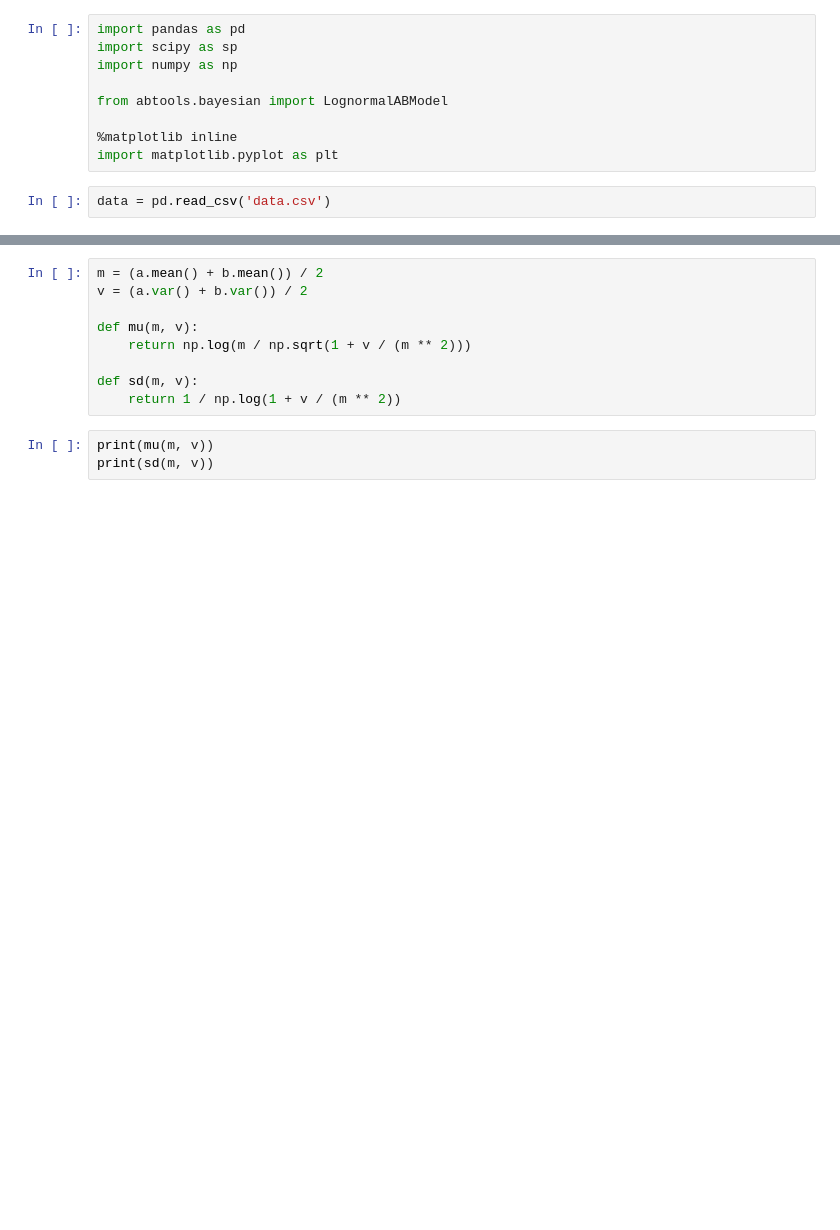
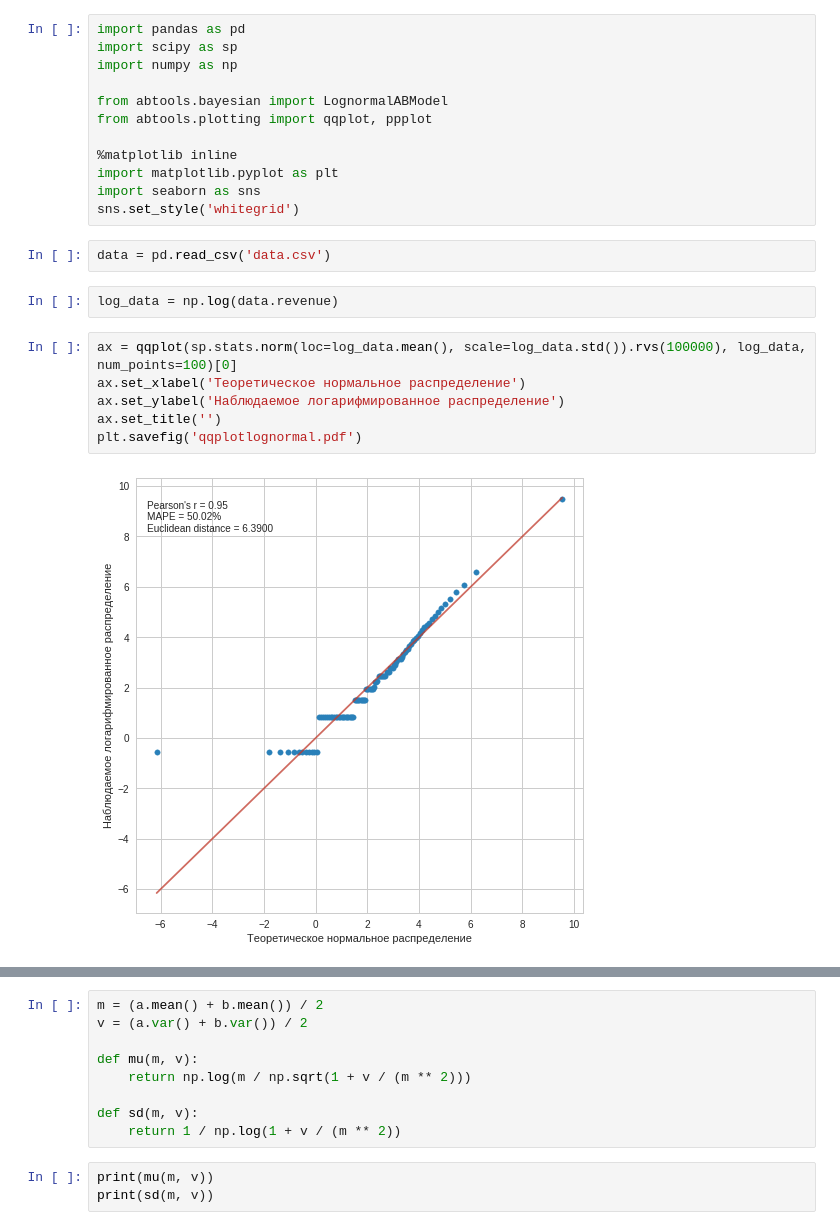
Before and after one commit to PavelMotorin/abtools, a Jupyter notebook: examples/02_bayesian_arppu_test.ipynb, the cells around one changed output, grey strips where cells are left out. Saved outputs shown, nothing was run; the diff lists cells and outputs as text; blank space fills up the shorter version.

```diff
--- a/examples/02_bayesian_arppu_test.ipynb
+++ b/examples/02_bayesian_arppu_test.ipynb
@@ -4,9 +4,22 @@ import scipy as sp
 import numpy as np
 
 from abtools.bayesian import LognormalABModel
+from abtools.plotting import qqplot, ppplot
 
 %matplotlib inline
 import matplotlib.pyplot as plt
+import seaborn as sns
+sns.set_style('whitegrid')
 # %%
 data = pd.read_csv('data.csv')
+# %%
+log_data = np.log(data.revenue)
+# %%
+ax = qqplot(sp.stats.norm(loc=log_data.mean(), scale=log_data.std()).rvs(100000), log_data, num_points=100)[0]
+ax.set_xlabel('Теоретическое нормальное распределение')
+ax.set_ylabel('Наблюдаемое логарифмированное распределение')
+ax.set_title('')
+plt.savefig('qqplotlognormal.pdf')
+# %% [output]
+[figure, added]
 # %%
```
Also changed, not shown: parts of 9 cells of this notebook, 3 other files.
